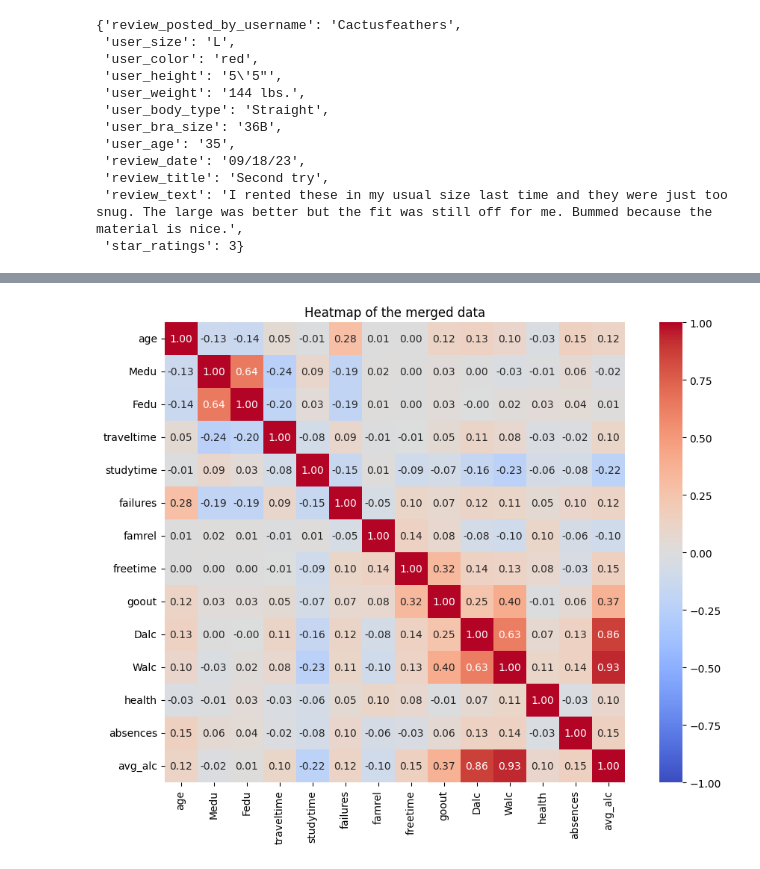
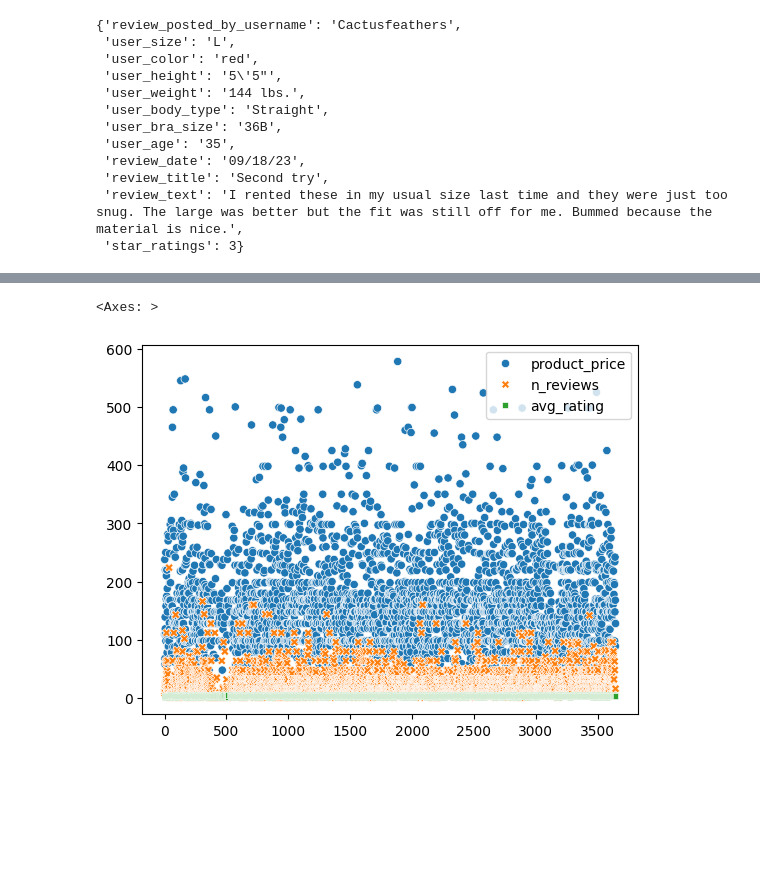
Before and after one commit to OrenKGit/CSE151A_GP, a Jupyter notebook: CSE151A_GroupProject.ipynb, the cells around one changed output, grey strips where cells are left out. Saved outputs shown, nothing was run; the diff lists cells and outputs as text; code cells hidden in the pictures; blank space fills up the shorter version.

```diff
--- a/CSE151A_GroupProject.ipynb
+++ b/CSE151A_GroupProject.ipynb
@@ -58,2 +114,5 @@ sns.scatterplot(data = reviews_df, x = "product_price", y = "avg_rating")
 # %%
-sns.scatterplot(data = reviews_df)
+sns.scatterplot(data = products_df)
+# %% [output]
+<Axes: >
+[figure, added]
@@ -93,9 +118,0 @@ sns.scatterplot(data = reviews_df)
-# %%
-df_adj = df.drop(columns = ['G1','G2','G3'])
-corr_matrix = df_adj.corr()
-plt.figure(figsize=(12, 8))
-sns.heatmap(corr_matrix, annot=True, cmap='coolwarm', vmin=-1, vmax=1, center=0, fmt='.2f', square=True)
-plt.title('Heatmap of the merged data')
-plt.show()
-# %% [output]
-[figure, removed]
```
Also changed, not shown: parts of 22 cells of this notebook.
